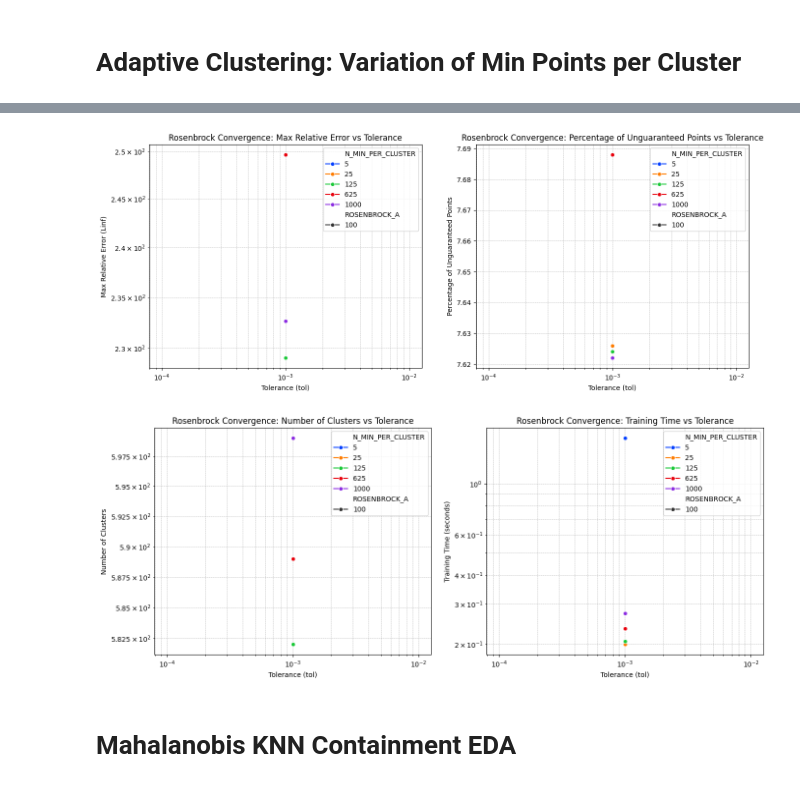
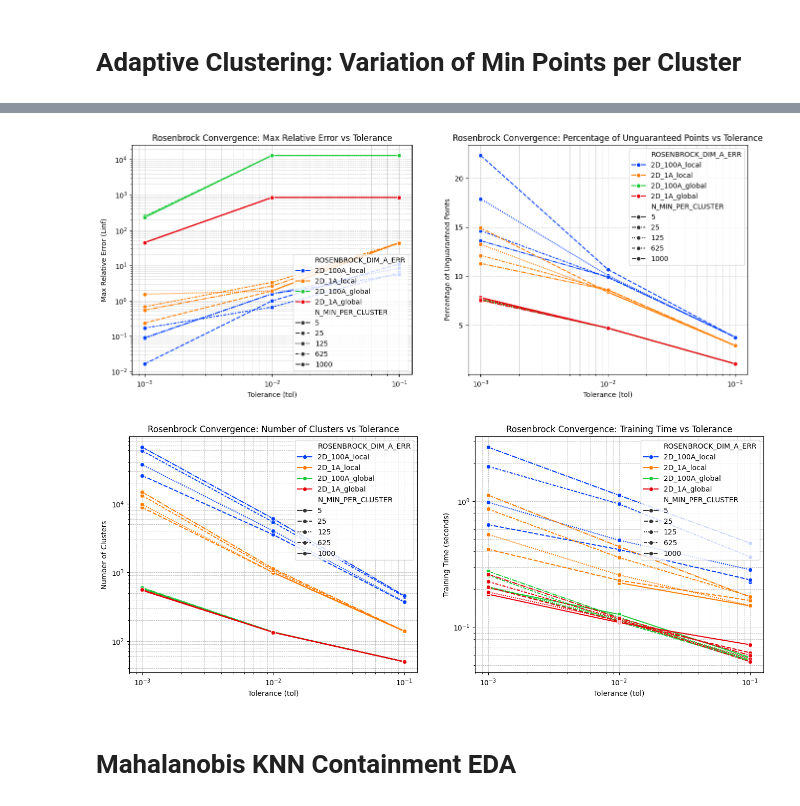
Before and after one commit to ut-padas/affini, a Jupyter notebook: ics26_eda.ipynb, the cells around one changed output, grey strips where cells are left out. Saved outputs shown, nothing was run; the diff lists cells and outputs as text; code cells hidden in the pictures.

```diff
--- a/ics26_eda.ipynb
+++ b/ics26_eda.ipynb
@@ -218,4 +225,11 @@ ac_mppc = ICS26_DIR / "adaptive_clustering_global_local_vs_min_pts_per_cluster"
 csv_path = ac_mppc / "summary.csv"
 
 df_ac_mppc = pd.read_csv(csv_path)
+df_ac_mppc["ROSENBROCK_DIM_A_ERR"] = (
+    df_ac_mppc["dim"].astype(str)
+    + "D_"
+    + df_ac_mppc["ROSENBROCK_A"].astype(str)
+    + "A_"
+    + df_ac_mppc["ERROR_SCALING_METHOD"].astype(str)
+)
 # %%
@@ -234,8 +253,8 @@ sns.lineplot(
     data=df_ac_mppc,
     x="tol",
     y="max_rel_error_linf",
-    hue="N_MIN_PER_CLUSTER",
-    style="ROSENBROCK_A",
+    hue="ROSENBROCK_DIM_A_ERR",
+    style="N_MIN_PER_CLUSTER",
     marker="o",
     palette="bright",
 )
@@ -253,8 +272,8 @@ sns.lineplot(
     data=df_ac_mppc,
     x="tol",
     y="perct_ungauranteed",
-    hue="N_MIN_PER_CLUSTER",
-    style="ROSENBROCK_A",
+    hue="ROSENBROCK_DIM_A_ERR",
+    style="N_MIN_PER_CLUSTER",
     marker="o",
     palette="bright",
 )
@@ -270,40 +289,40 @@ sns.lineplot(
     data=df_ac_mppc,
     x="tol",
     y="n_clusters",
-    hue="N_MIN_PER_CLUSTER",
-    style="ROSENBROCK_A",
+    hue="ROSENBROCK_DIM_A_ERR",
+    style="N_MIN_PER_CLUSTER",
     marker="o",
     palette="bright",
 )
 
 plt.legend()
 plt.xscale("log")
 plt.yscale("log")
 plt.xlabel("Tolerance (tol)")
 plt.ylabel("Number of Clusters")
 plt.title("Rosenbrock Convergence: Number of Clusters vs Tolerance")
 plt.grid(True, which="both", ls="--", lw=0.5)
 
 plt.subplot(1, 2, 2)
 sns.lineplot(
     data=df_ac_mppc,
     x="tol",
     y="train_time_sec",
-    hue="N_MIN_PER_CLUSTER",
-    style="ROSENBROCK_A",
+    hue="ROSENBROCK_DIM_A_ERR",
+    style="N_MIN_PER_CLUSTER",
     marker="o",
     palette="bright",
 )
 plt.legend()
 plt.xscale("log")
 plt.yscale("log")
 plt.xlabel("Tolerance (tol)")
 plt.ylabel("Training Time (seconds)")
 plt.title("Rosenbrock Convergence: Training Time vs Tolerance")
 plt.grid(True, which="both", ls="--", lw=0.5)
 # %% [output]
-[figure, old version]
+[figure, new version]
-[figure, old version]
+[figure, new version]
 # %% [markdown]
 # Mahalanobis KNN Containment EDA
 # %%
```
Also changed, not shown: parts of 14 cells of this notebook, 3 other files.
